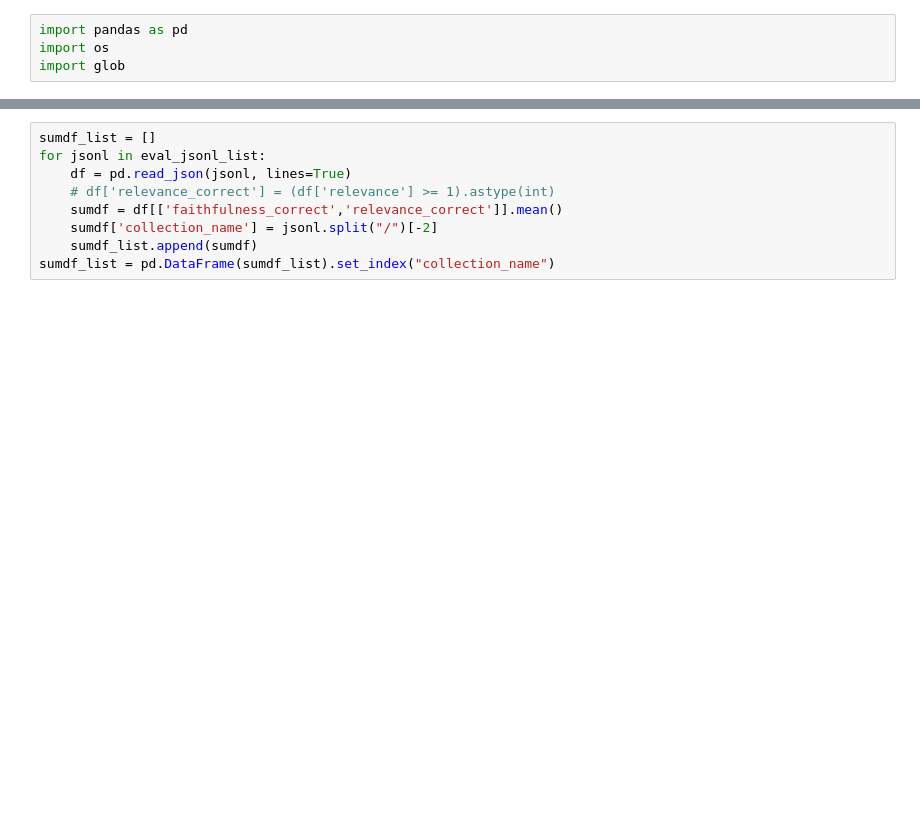
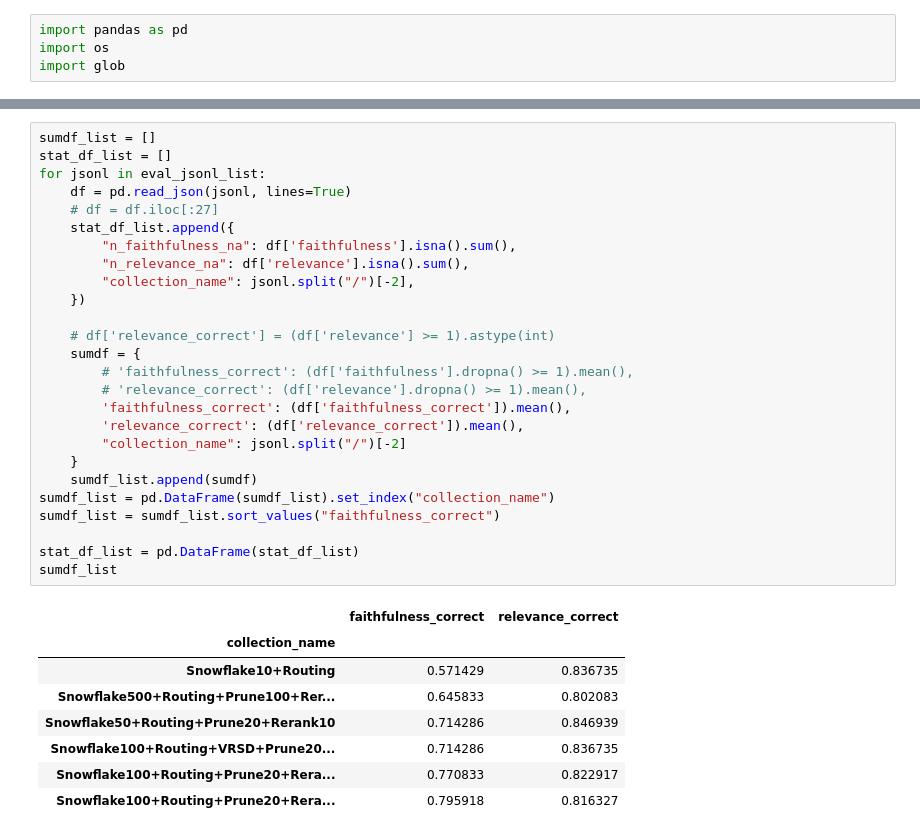
Before and after one commit to DoTA-RAG/dota-rag, a Jupyter notebook: plot.ipynb, the cells around one changed output, grey strips where cells are left out. Drawn from its saved outputs; the diff is of its cells as text; blank space fills up the shorter version.

```diff
--- a/plot.ipynb
+++ b/plot.ipynb
@@ -13,9 +29,35 @@ eval_jsonl_list
 # %%
 sumdf_list = []
+stat_df_list = []
 for jsonl in eval_jsonl_list:
     df = pd.read_json(jsonl, lines=True)
+    # df = df.iloc[:27]
+    stat_df_list.append({
+        "n_faithfulness_na": df['faithfulness'].isna().sum(),
+        "n_relevance_na": df['relevance'].isna().sum(),
+        "collection_name": jsonl.split("/")[-2],
+    })
+
     # df['relevance_correct'] = (df['relevance'] >= 1).astype(int)
-    sumdf = df[['faithfulness_correct','relevance_correct']].mean()
-    sumdf['collection_name'] = jsonl.split("/")[-2]
+    sumdf = {
+        # 'faithfulness_correct': (df['faithfulness'].dropna() >= 1).mean(),
+        # 'relevance_correct': (df['relevance'].dropna() >= 1).mean(),
+        'faithfulness_correct': (df['faithfulness_correct']).mean(),
+        'relevance_correct': (df['relevance_correct']).mean(),
+        "collection_name": jsonl.split("/")[-2]
+    }
     sumdf_list.append(sumdf)
 sumdf_list = pd.DataFrame(sumdf_list).set_index("collection_name")
+sumdf_list = sumdf_list.sort_values("faithfulness_correct")
+
+stat_df_list = pd.DataFrame(stat_df_list)
+sumdf_list
+# %% [output]
+|  | faithfulness_correct | relevance_correct |
+| collection_name |  |  |
+| Snowflake10+Routing | 0.571429 | 0.836735 |
+| Snowflake500+Routing+Prune100+Rer... | 0.645833 | 0.802083 |
+| Snowflake50+Routing+Prune20+Rerank10 | 0.714286 | 0.846939 |
+| Snowflake100+Routing+VRSD+Prune20... | 0.714286 | 0.836735 |
+| Snowflake100+Routing+Prune20+Rera... | 0.770833 | 0.822917 |
+| Snowflake100+Routing+Prune20+Rera... | 0.795918 | 0.816327 |
```
Also changed, not shown: parts of 5 cells of this notebook, 38 other files.
